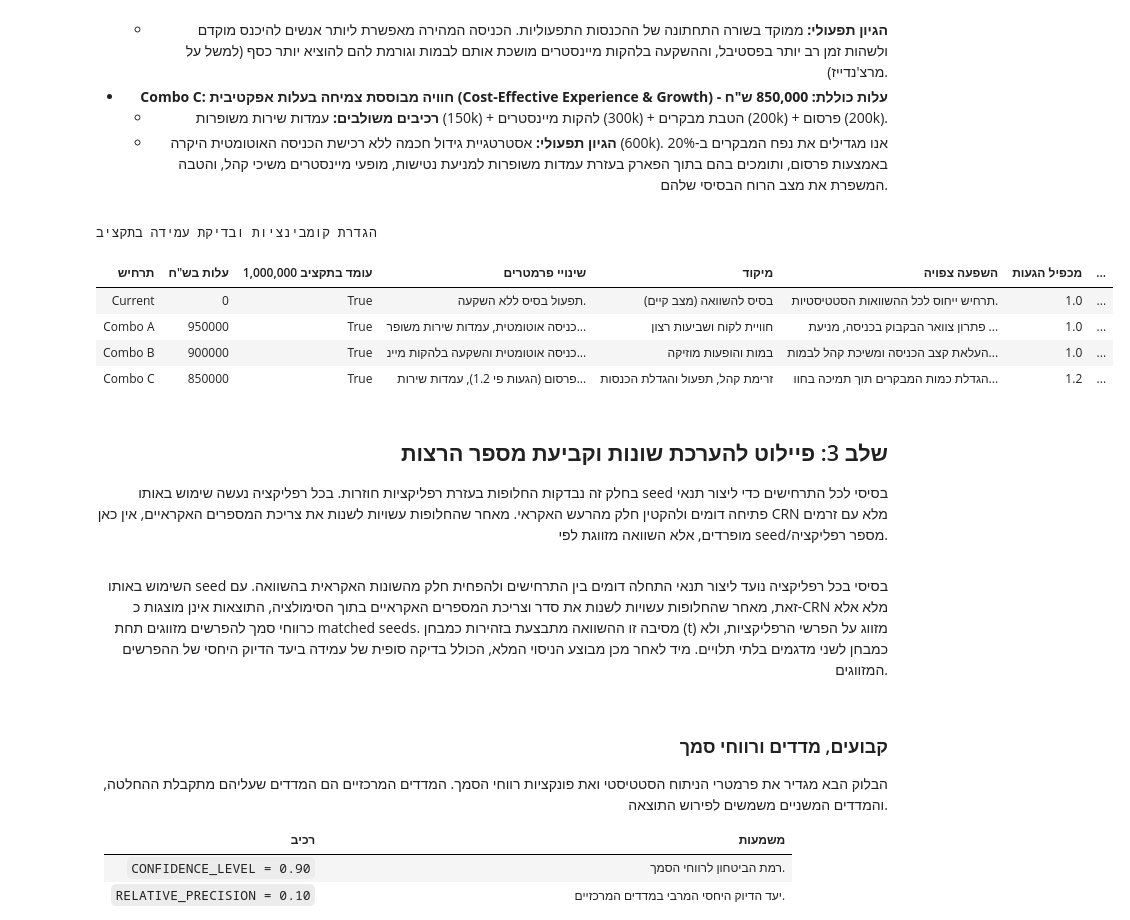
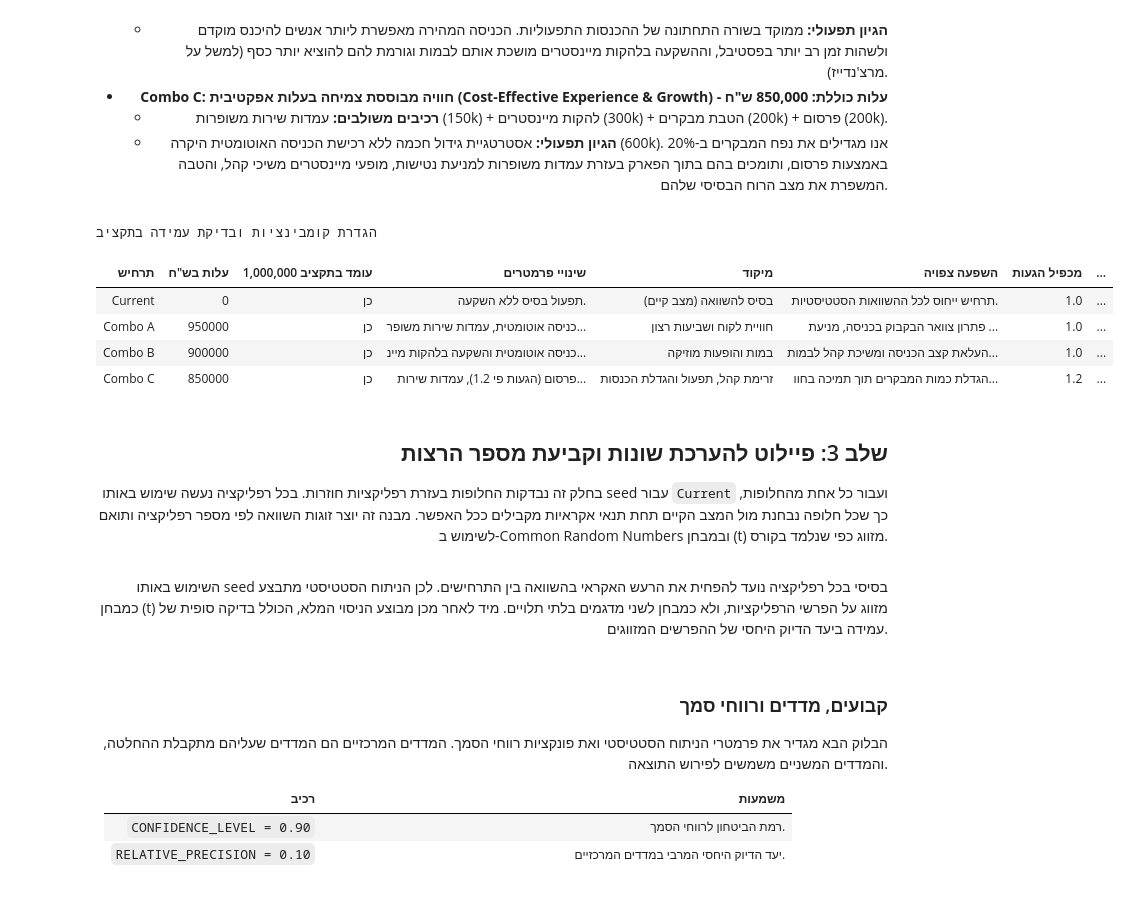
Before and after one commit to elattiass/SimulationPartB, a Jupyter notebook: Queuechella_Colab_Simulation_Report (4).ipynb, the cells around one changed output. Saved outputs shown, nothing was run; the diff lists cells and outputs as text; code cells hidden in the pictures; blank space fills up the shorter version.

```diff
--- a/Queuechella_Colab_Simulation_Report (4).ipynb
+++ b/Queuechella_Colab_Simulation_Report (4).ipynb
@@ -2838,52 +2841,50 @@ alternative_descriptions = {
         "expected_impact": "העלאת קצב הכניסה ומשיכת קהל לבמות הגדולות להגדלת הכנסות ממרצ'נדייז.",
     },
     "Combo C": {
         "cost": 850000,
         "focus": "זרימת קהל, תפעול והגדלת הכנסות",
         "changed_parameters": "פרסום (הגעות פי 1.2), עמדות שירות משופרות, להקות מיינסטרים והטבת מבקרים.",
         "expected_impact": "הגדלת כמות המבקרים תוך תמיכה בחוויה שלהם ובקיבולת הפנימית ללא כניסה אוטומטית.",
     },
 }
 
 scenario_rows = []
 for scenario in ["Current", "Combo A", "Combo B", "Combo C"]:
     cfg = SimulationConfig.for_scenario(scenario, seed=2026)
     desc = alternative_descriptions[scenario]
     scenario_rows.append({
         "תרחיש": scenario,
         "עלות בש\"ח": desc["cost"],
-        "עומד בתקציב 1,000,000": desc["cost"] <= BUDGET_NIS,
+        "עומד בתקציב 1,000,000": "כן" if desc["cost"] <= BUDGET_NIS else "לא",
         "שינויי פרמטרים": desc["changed_parameters"],
         "מיקוד": desc["focus"],
         "השפעה צפויה": desc["expected_impact"],
         "מכפיל הגעות": cfg.arrival_multiplier,
         "שביעות רצון התחלתית": cfg.initial_satisfaction,
         "קיבולת MainStage": cfg.mainstage_capacity,
         "קיבולת SideStage": cfg.sidestage_capacity,
         "קיבולת DJStage": cfg.dj_capacity,
     })
 report_table(scenario_rows, "הגדרת קומבינציות ובדיקת עמידה בתקציב")
 # %% [output]
 הגדרת קומבינציות ובדיקת עמידה בתקציב
 | תרחיש | עלות בש"ח | עומד בתקציב 1,000,000 | שינויי פרמטרים | מיקוד | השפעה צפויה | מכפיל הגעות | ... |
-| Current | 0 | True | תפעול בסיס ללא השקעה. | בסיס להשוואה (מצב קיים) | תרחיש ייחוס לכל ההשוואות הסטטיסטיות. | 1.0 | ... |
-| Combo A | 950000 | True | כניסה אוטומטית, עמדות שירות משופר... | חוויית לקוח ושביעות רצון | פתרון צוואר הבקבוק בכניסה, מניעת ... | 1.0 | ... |
-| Combo B | 900000 | True | כניסה אוטומטית והשקעה בלהקות מיינ... | במות והופעות מוזיקה | העלאת קצב הכניסה ומשיכת קהל לבמות... | 1.0 | ... |
-| Combo C | 850000 | True | פרסום (הגעות פי 1.2), עמדות שירות... | זרימת קהל, תפעול והגדלת הכנסות | הגדלת כמות המבקרים תוך תמיכה בחוו... | 1.2 | ... |
+| Current | 0 | כן | תפעול בסיס ללא השקעה. | בסיס להשוואה (מצב קיים) | תרחיש ייחוס לכל ההשוואות הסטטיסטיות. | 1.0 | ... |
+| Combo A | 950000 | כן | כניסה אוטומטית, עמדות שירות משופר... | חוויית לקוח ושביעות רצון | פתרון צוואר הבקבוק בכניסה, מניעת ... | 1.0 | ... |
+| Combo B | 900000 | כן | כניסה אוטומטית והשקעה בלהקות מיינ... | במות והופעות מוזיקה | העלאת קצב הכניסה ומשיכת קהל לבמות... | 1.0 | ... |
+| Combo C | 850000 | כן | פרסום (הגעות פי 1.2), עמדות שירות... | זרימת קהל, תפעול והגדלת הכנסות | הגדלת כמות המבקרים תוך תמיכה בחוו... | 1.2 | ... |
 # %% [markdown]
 <div dir="rtl" style="direction: rtl; text-align: right;">
 
 ## שלב 3: פיילוט להערכת שונות וקביעת מספר הרצות
 
-בחלק זה נבדקות החלופות בעזרת רפליקציות חוזרות. בכל רפליקציה נעשה שימוש באותו seed בסיסי לכל התרחישים כדי ליצור תנאי פתיחה דומים ולהקטין חלק מהרעש האקראי. מאחר שהחלופות עשויות לשנות את צריכת המספרים האקראיים, אין כאן CRN מלא עם זרמים מופרדים, אלא השוואה מזווגת לפי seed/מספר רפליקציה.
+בחלק זה נבדקות החלופות בעזרת רפליקציות חוזרות. בכל רפליקציה נעשה שימוש באותו seed עבור `Current` ועבור כל אחת מהחלופות, כך שכל חלופה נבחנת מול המצב הקיים תחת תנאי אקראיות מקבילים ככל האפשר. מבנה זה יוצר זוגות השוואה לפי מספר רפליקציה ותואם לשימוש ב-Common Random Numbers ובמבחן \(t\) מזווג כפי שנלמד בקורס.
 
 </div>
 # %% [markdown]
 <div dir="rtl" style="direction: rtl; text-align: right;">
 
-
-השימוש באותו seed בסיסי בכל רפליקציה נועד ליצור תנאי התחלה דומים בין התרחישים ולהפחית חלק מהשונות האקראית בהשוואה. עם זאת, מאחר שהחלופות עשויות לשנות את סדר וצריכת המספרים האקראיים בתוך הסימולציה, התוצאות אינן מוצגות כ-CRN מלא אלא כרווחי סמך להפרשים מזווגים תחת matched seeds. מסיבה זו ההשוואה מתבצעת בזהירות כמבחן \(t\) מזווג על הפרשי הרפליקציות, ולא כמבחן לשני מדגמים בלתי תלויים.
-מיד לאחר מכן מבוצע הניסוי המלא, הכולל בדיקה סופית של עמידה ביעד הדיוק היחסי של ההפרשים המזווגים.
+השימוש באותו seed בסיסי בכל רפליקציה נועד להפחית את הרעש האקראי בהשוואה בין התרחישים. לכן הניתוח הסטטיסטי מתבצע כמבחן \(t\) מזווג על הפרשי הרפליקציות, ולא כמבחן לשני מדגמים בלתי תלויים. מיד לאחר מכן מבוצע הניסוי המלא, הכולל בדיקה סופית של עמידה ביעד הדיוק היחסי של ההפרשים המזווגים.
 
 </div>
 # %% [markdown]
```
Also changed, not shown: parts of 4 cells of this notebook, 1 other file.
